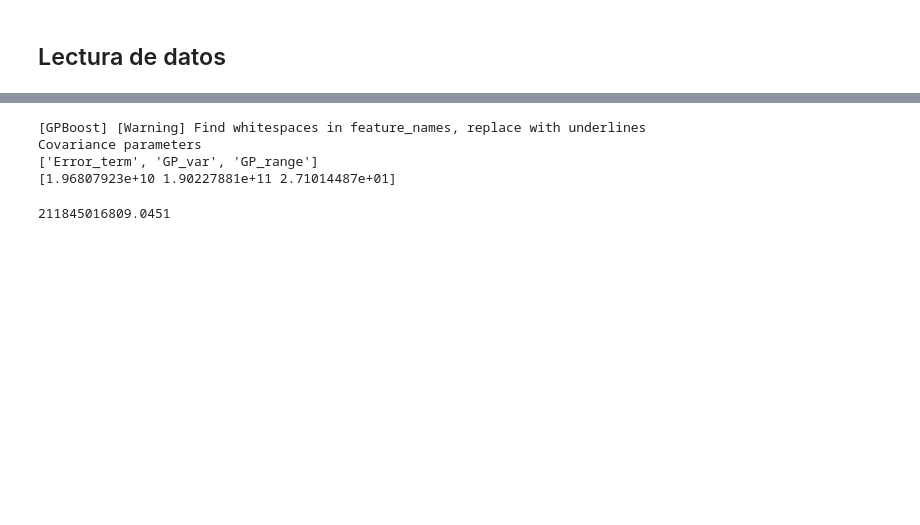
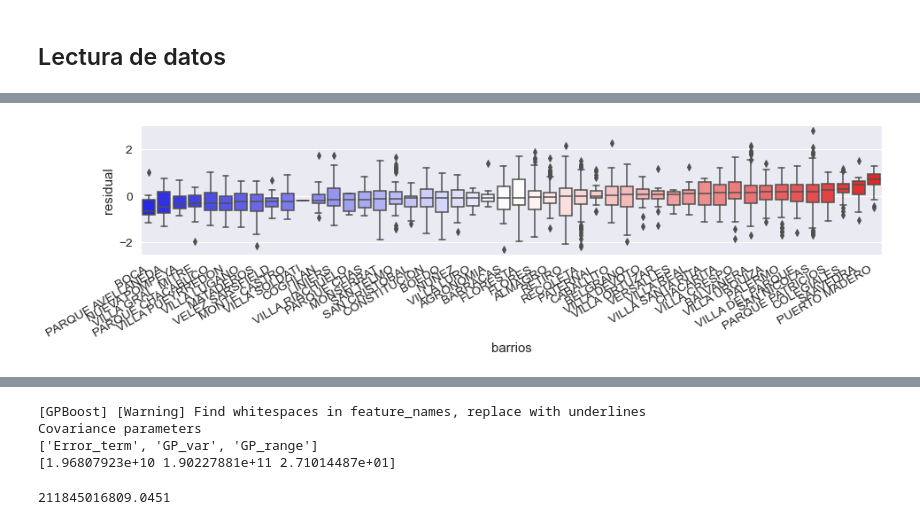
Before and after one commit to alessiobocco/Diplo_Eco, a Jupyter notebook: Modelo.ipynb, the cells around one changed output, grey strips where cells are left out. Saved outputs shown, nothing was run; the diff lists cells and outputs as text; code cells hidden in the pictures; blank space fills up the shorter version.

```diff
--- a/Modelo.ipynb
+++ b/Modelo.ipynb
@@ -65,0 +143,12 @@ X.head()
+# %%
+# Fit OLS model
+m1 = spreg.OLS(
+    # Dependent variable
+    y_log.values,
+    # Independent variables
+    X[variable_names].values,
+    # Dependent variable name
+    name_y='log_price',
+    # Independent variable name
+    name_x=variable_names
+)
@@ -65,0 +175,38 @@ X.head()
+# %%
+evaluacion_regresion = data.copy()
+# %%
+# Create column with residual values from m1
+evaluacion_regresion['residual'] = m1.u
+# Obtain the median value of residuals in each neighbourhood
+medians = evaluacion_regresion.groupby(
+    "barrios"
+).residual.median().to_frame(
+    'hood_residual'
+)
+
+# Increase fontsize
+sns.set(font_scale = 1.25)
+# Set up figure
+f = plt.figure(figsize=(15,3))
+# Grab figure's axis
+ax = plt.gca()
+# Generate bloxplot of values by neighbourhood
+# Note the data includes the median values merged on-the-fly
+sns.boxplot(
+    'barrios',
+    'residual',
+    ax = ax,
+    data=evaluacion_regresion.merge(
+        medians,
+        how='left',
+        left_on='barrios',
+        right_index=True
+    ).sort_values(
+        'hood_residual'), palette='bwr'
+)
+# Auto-format of the X labels
+f.autofmt_xdate()
+# Display
+plt.show()
+# %% [output]
+[figure, added]
```
Also changed, not shown: parts of 39 cells of this notebook, 1 other file.
